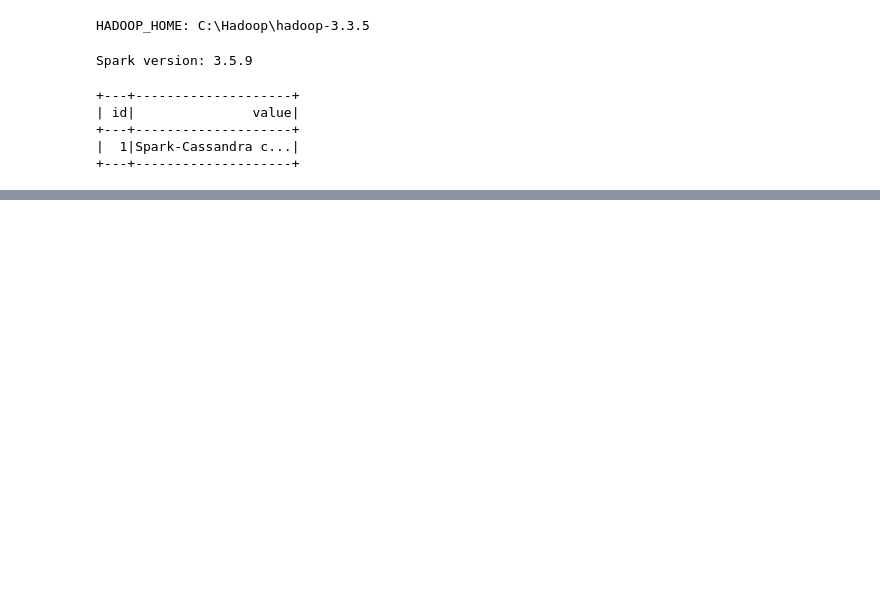
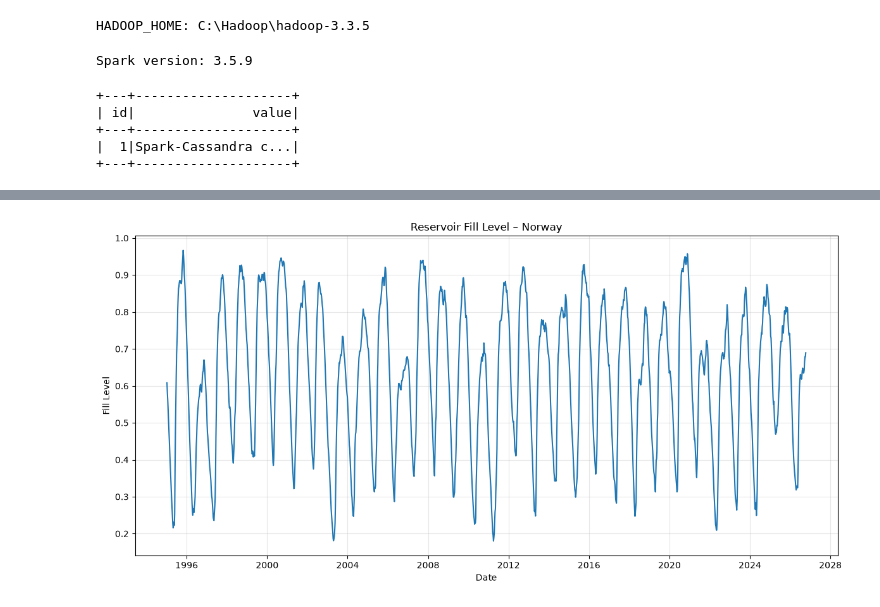
Before and after one commit to VasiliiAnderson/ind320-project, a Jupyter notebook: notebooks/compulsory_2.ipynb, the cells around one changed output, grey strips where cells are left out. Cells and saved outputs as stored; diff of their text form; code cells hidden in the pictures; blank space fills up the shorter version.

Commit message:
Add NVE reservoir API integration

```diff
--- a/notebooks/compulsory_2.ipynb
+++ b/notebooks/compulsory_2.ipynb
@@ -60,0 +99,9 @@ test_df.show()
+# %%
+data_url = f"{NVE_BASE_URL}/HentOffentligData"
+
+response = requests.get(data_url, timeout=30)
+response.raise_for_status()
+
+reservoir_data = response.json()
+
+len(reservoir_data)
@@ -60,0 +110,4 @@ test_df.show()
+# %%
+reservoir_df = pd.DataFrame(reservoir_data)
+
+reservoir_df.head()
@@ -60,0 +203,11 @@ test_df.show()
+# %%
+national_data = (
+    reservoir_df[
+        (reservoir_df["area_type"] == "NO")
+        & (reservoir_df["area_number"] == 0)
+    ]
+    .sort_values("date")
+    .copy()
+)
+
+national_data.head()
@@ -60,0 +221,19 @@ test_df.show()
+# %%
+import matplotlib.pyplot as plt
+
+fig, ax = plt.subplots(figsize=(12, 6))
+
+ax.plot(
+    national_data["date"],
+    national_data["fill_level"],
+)
+
+ax.set_title("Reservoir Fill Level – Norway")
+ax.set_xlabel("Date")
+ax.set_ylabel("Fill Level")
+ax.grid(alpha=0.3)
+
+fig.tight_layout()
+plt.show()
+# %% [output]
+[figure, added]
```
Also changed, not shown: parts of 10 cells of this notebook, 3 other files.
